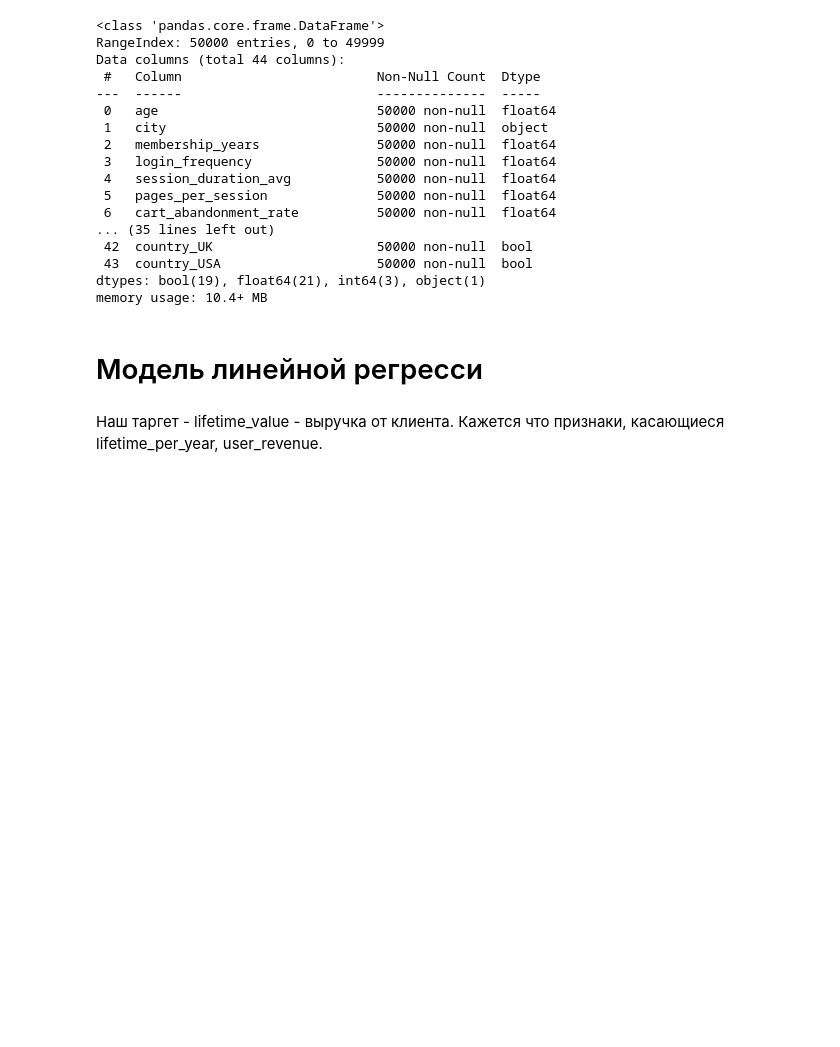
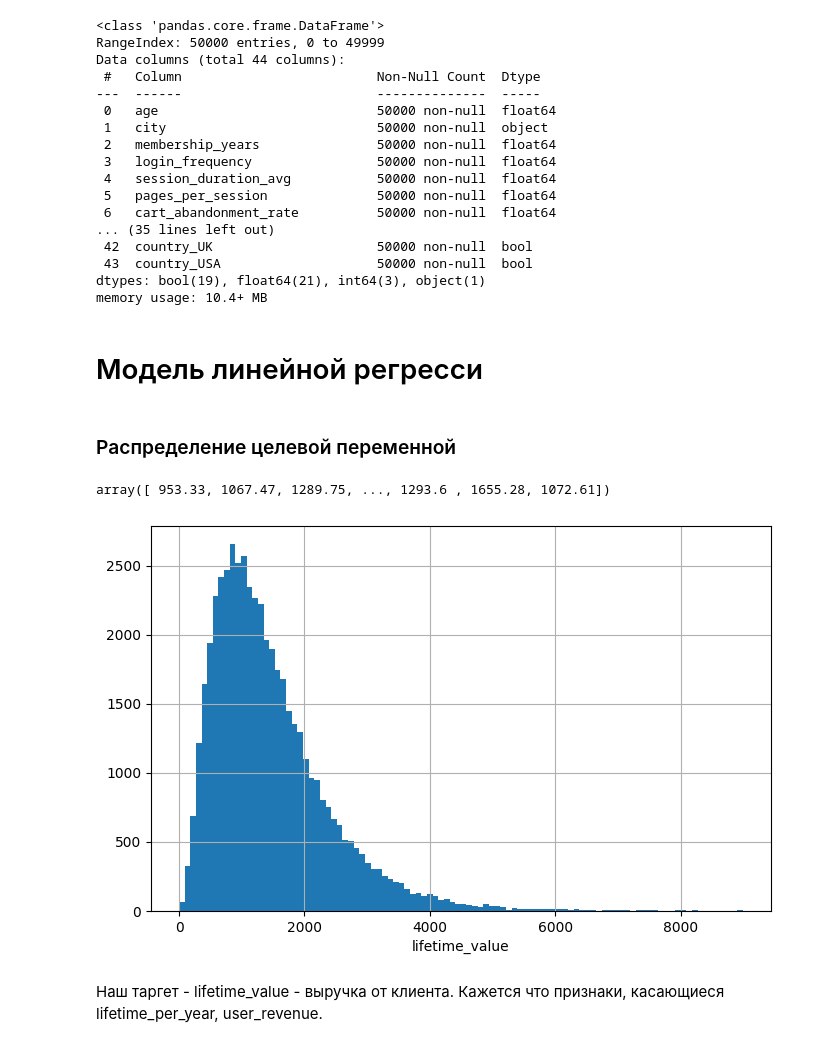
Before and after one commit to HSE-Study-Team/ML_GROUP, a Jupyter notebook: ltv_regression.ipynb, the cells around one changed output. Drawn from its saved outputs; the diff is of its cells as text; code cells hidden in the pictures; blank space fills up the shorter version.

```diff
--- a/ltv_regression.ipynb
+++ b/ltv_regression.ipynb
@@ -163,6 +163,22 @@ dtypes: bool(19), float64(21), int64(3), object(1)
 memory usage: 10.4+ MB
 # %% [markdown]
 # Модель линейной регресси
+# %% [markdown]
+### Распределение целевой переменной
+# %%
+df['lifetime_value'].unique()
+# %% [output]
+array([ 953.33, 1067.47, 1289.75, ..., 1293.6 , 1655.28, 1072.61])
+# %%
+import matplotlib.pyplot as plt
+
+plt.figure(figsize=(8,5))
+df['lifetime_value'].hist(bins=100)
+
+plt.xlabel("lifetime_value")
+plt.show()
+# %% [output]
+[figure, added]
 # %% [markdown]
 Наш таргет - lifetime_value - выручка от клиента. Кажется что признаки, касающиеся lifetime_per_year, user_revenue.
 # %%
```
Also changed, not shown: parts of 23 cells of this notebook.
